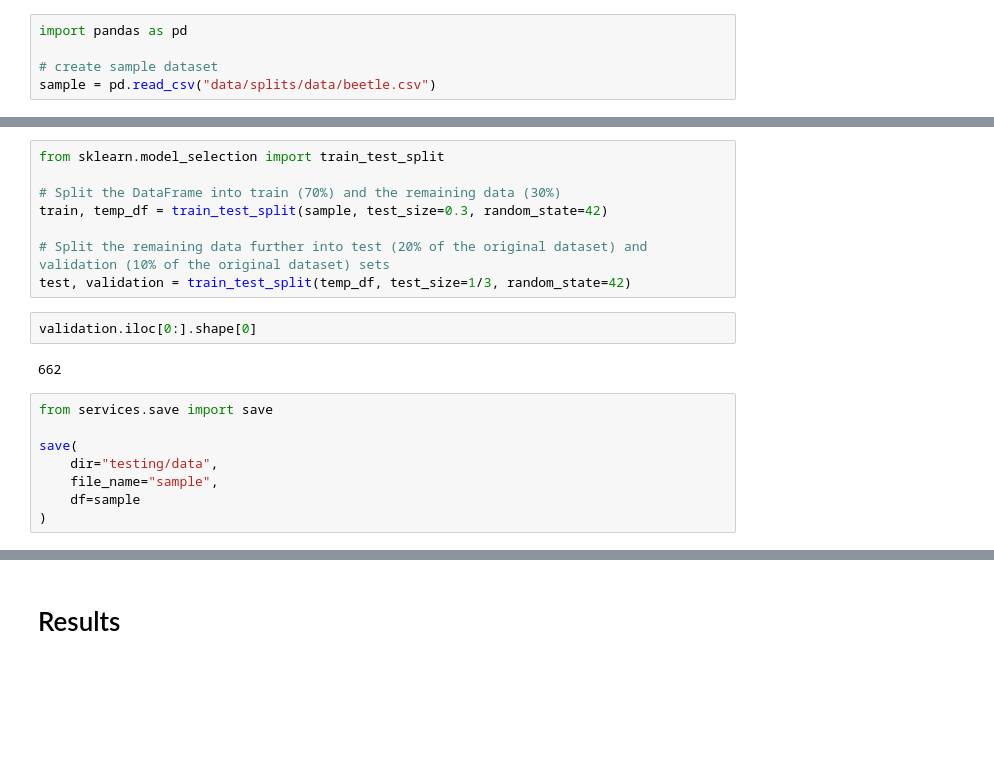
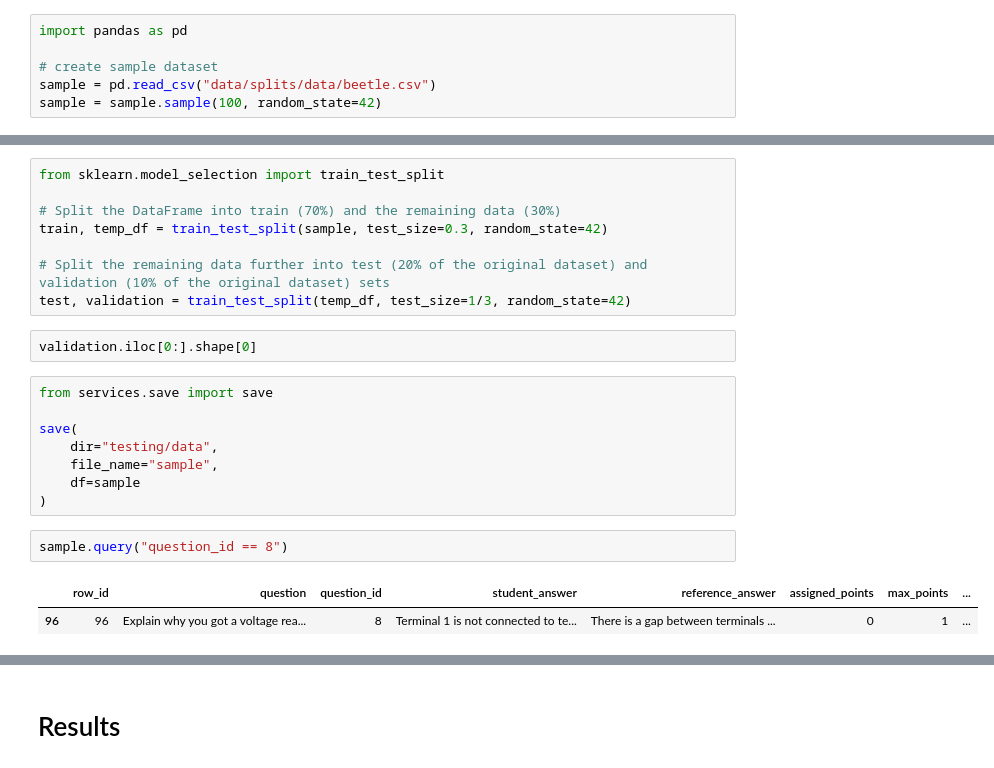
Before and after one commit to OlafVrijmoet/Thesis, a Jupyter notebook: for_testing.ipynb, the cells around one changed output, grey strips where cells are left out. Drawn from its saved outputs; the diff is of its cells as text; blank space fills up the shorter version.

```diff
--- a/for_testing.ipynb
+++ b/for_testing.ipynb
@@ -175,3 +150,4 @@ import pandas as pd
 
 # create sample dataset
 sample = pd.read_csv("data/splits/data/beetle.csv")
+sample = sample.sample(100, random_state=42)
@@ -189,8 +161,6 @@ train, temp_df = train_test_split(sample, test_size=0.3, random_state=42)
 test, validation = train_test_split(temp_df, test_size=1/3, random_state=42)
 # %%
 validation.iloc[0:].shape[0]
-# %% [output]
-662
 # %%
 from services.save import save
 
@@ -199,6 +169,11 @@ save(
     file_name="sample",
     df=sample
 )
+# %%
+sample.query("question_id == 8")
+# %% [output]
+|  | row_id | question | question_id | student_answer | reference_answer | assigned_points | max_points | ... |
+| 96 | 96 | Explain why you got a voltage rea... | 8 | Terminal 1 is not connected to te... | There is a gap between terminals ... | 0 | 1 | ... |
 # %%
 from performance_tracking.classes.Dataset_api import Dataset_api
 
```
Also changed, not shown: parts of 19 cells of this notebook, 2 other files.
